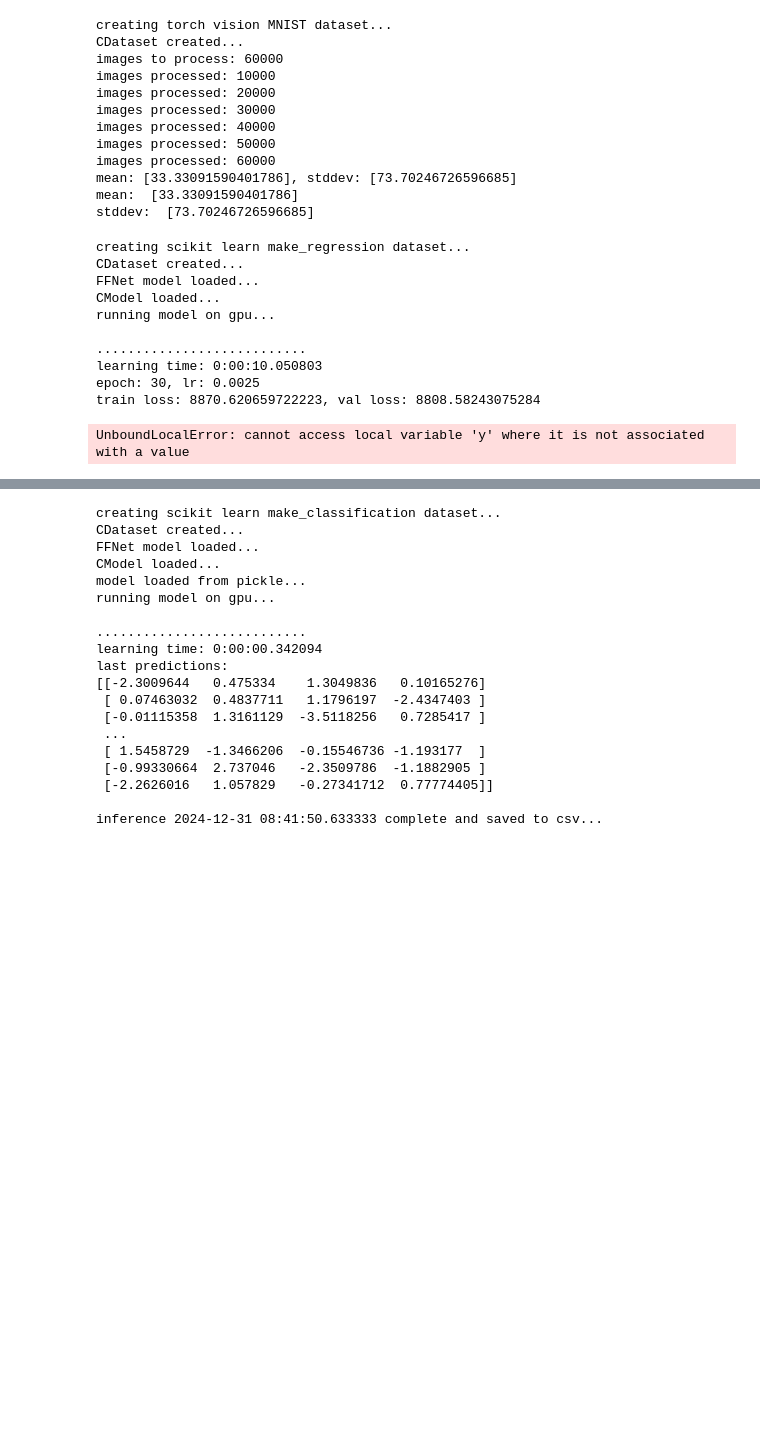
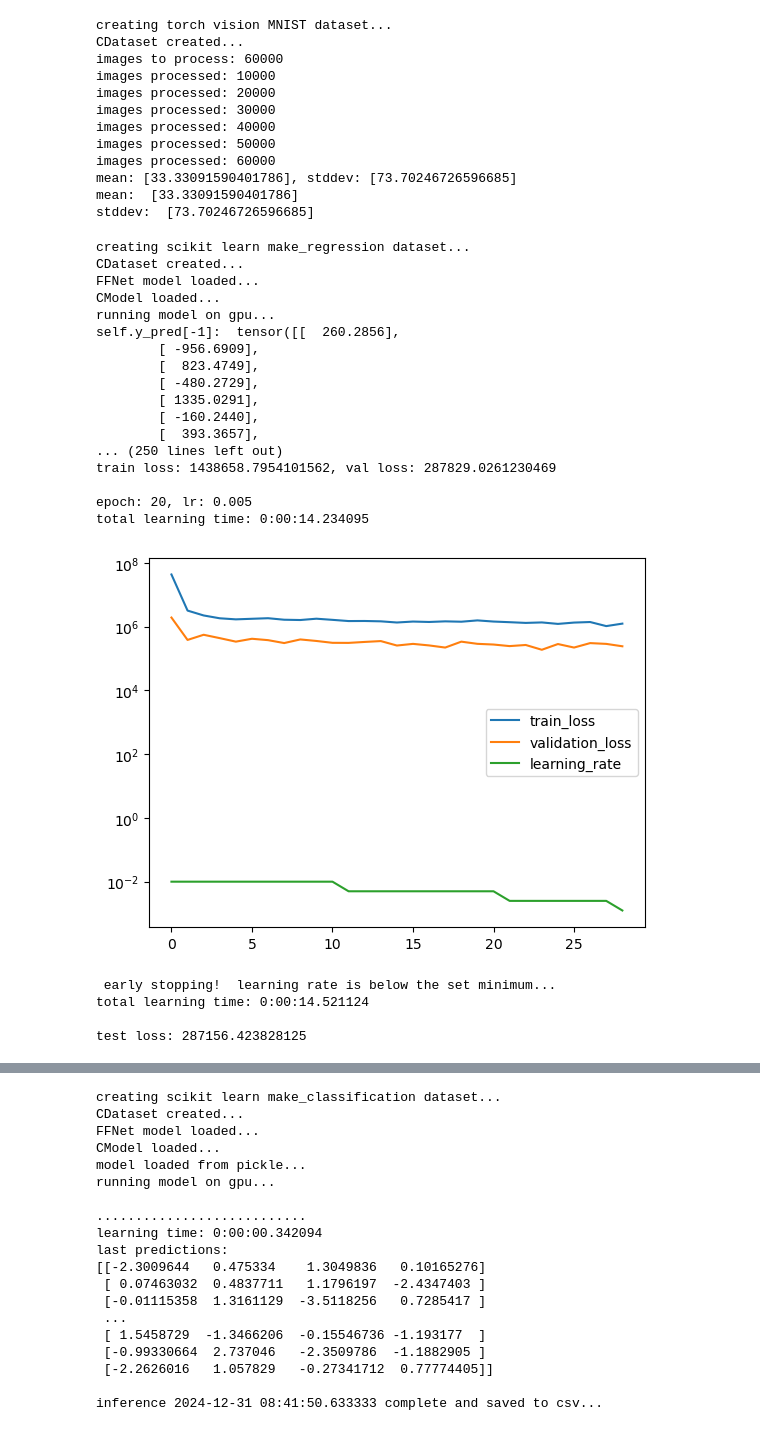
Before and after one commit to icanswim/cosmosis, a Jupyter notebook: experiment.ipynb, the cells around one changed output, grey strips where cells are left out. Drawn from its saved outputs; the diff is of its cells as text; code cells hidden in the pictures; blank space fills up the shorter version.

```diff
--- a/experiment.ipynb
+++ b/experiment.ipynb
@@ -328,36 +328,47 @@ metrics_param = {'report_interval': 10,
                  'min_lr': .00125} #break if learning rate falls below
 
 opt_param = {'lr': 0.01}
 
 crit_param = {'reduction': 'sum'}
 
 sample_param = {'set_seed': 88,
                 'splits': (.7,.15)}
 
 sched_param = {'factor': .5,
                'patience': 3,
                'cooldown': 3}
 
 learn = Learn([SKDS],
               FFNet,
               Metrics=Metrics,
               Sampler=Selector,
               Optimizer=Adam,
               Scheduler=ReduceLROnPlateau,
               Criterion=MSELoss,
               model_param=model_param, ds_param=ds_param, sample_param=sample_param,
               opt_param=opt_param, sched_param=sched_param, crit_param=crit_param,
               metrics_param=metrics_param,
-              batch_size=256, epochs=50, gpu=True)
+              batch_size=128, epochs=50, gpu=True)
 # %% [output]
 creating scikit learn make_regression dataset...
 CDataset created...
 FFNet model loaded...
 CModel loaded...
 running model on gpu...
+self.y_pred[-1]:  tensor([[  260.2856],
+        [ -956.6909],
+        [  823.4749],
+        [ -480.2729],
+        [ 1335.0291],
+        [ -160.2440],
+        [  393.3657],
+... (250 lines left out)
+train loss: 1438658.7954101562, val loss: 287829.0261230469
 
-...........................
-learning time: 0:00:10.050803
-epoch: 30, lr: 0.0025
-train loss: 8870.620659722223, val loss: 8808.58243075284
+epoch: 20, lr: 0.005
+total learning time: 0:00:14.234095
+[figure, added]
-UnboundLocalError: cannot access local variable 'y' where it is not associated with a value
+ early stopping!  learning rate is below the set minimum...
+total learning time: 0:00:14.521124
+
+test loss: 287156.423828125
```
Also changed, not shown: parts of 2 cells of this notebook, 3 other files.
